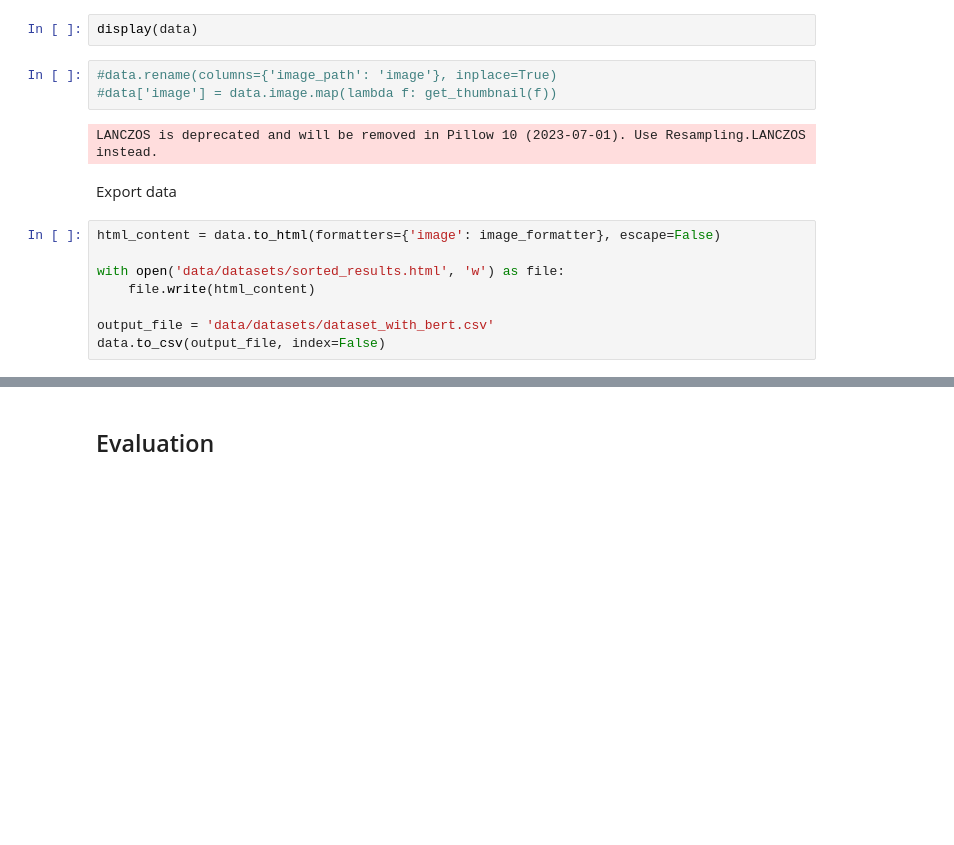
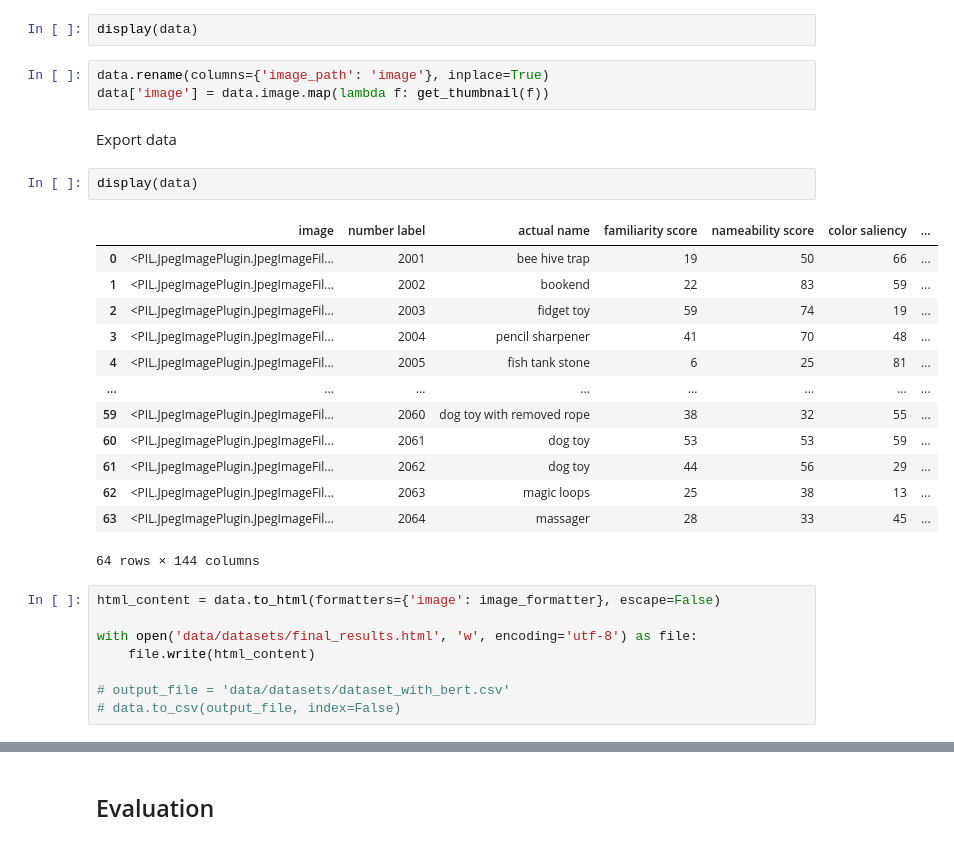
Before and after one commit to juellsprott/thesis-novel-objects, a Jupyter notebook: finalized_pipeline.ipynb, the cells around one changed output, grey strips where cells are left out. Drawn from its saved outputs; the diff is of its cells as text; blank space fills up the shorter version.

Commit message:
add outputs

```diff
--- a/finalized_pipeline.ipynb
+++ b/finalized_pipeline.ipynb
@@ -213,17 +213,31 @@ for column in columns:
 # %%
 display(data)
 # %%
-#data.rename(columns={'image_path': 'image'}, inplace=True)
-#data['image'] = data.image.map(lambda f: get_thumbnail(f))
+data.rename(columns={'image_path': 'image'}, inplace=True)
+data['image'] = data.image.map(lambda f: get_thumbnail(f))
-# %% [output]
-LANCZOS is deprecated and will be removed in Pillow 10 (2023-07-01). Use Resampling.LANCZOS instead.
 # %% [markdown]
 Export data
+# %%
+display(data)
+# %% [output]
+|  | image | number label | actual name | familiarity score | nameability score | color saliency | ... |
+| 0 | <PIL.JpegImagePlugin.JpegImageFil... | 2001 | bee hive trap | 19 | 50 | 66 | ... |
+| 1 | <PIL.JpegImagePlugin.JpegImageFil... | 2002 | bookend | 22 | 83 | 59 | ... |
+| 2 | <PIL.JpegImagePlugin.JpegImageFil... | 2003 | fidget toy | 59 | 74 | 19 | ... |
+| 3 | <PIL.JpegImagePlugin.JpegImageFil... | 2004 | pencil sharpener | 41 | 70 | 48 | ... |
+| 4 | <PIL.JpegImagePlugin.JpegImageFil... | 2005 | fish tank stone | 6 | 25 | 81 | ... |
+| ... | ... | ... | ... | ... | ... | ... | ... |
+| 59 | <PIL.JpegImagePlugin.JpegImageFil... | 2060 | dog toy with removed rope | 38 | 32 | 55 | ... |
+| 60 | <PIL.JpegImagePlugin.JpegImageFil... | 2061 | dog toy | 53 | 53 | 59 | ... |
+| 61 | <PIL.JpegImagePlugin.JpegImageFil... | 2062 | dog toy | 44 | 56 | 29 | ... |
+| 62 | <PIL.JpegImagePlugin.JpegImageFil... | 2063 | magic loops | 25 | 38 | 13 | ... |
+| 63 | <PIL.JpegImagePlugin.JpegImageFil... | 2064 | massager | 28 | 33 | 45 | ... |
+64 rows × 144 columns
 # %%
 html_content = data.to_html(formatters={'image': image_formatter}, escape=False)
 
-with open('data/datasets/sorted_results.html', 'w') as file:
+with open('data/datasets/final_results.html', 'w', encoding='utf-8') as file:
     file.write(html_content)
 
-output_file = 'data/datasets/dataset_with_bert.csv'
-data.to_csv(output_file, index=False)
+# output_file = 'data/datasets/dataset_with_bert.csv'
+# data.to_csv(output_file, index=False)
```
Also changed, not shown: parts of 10 cells of this notebook, 2 other files.
